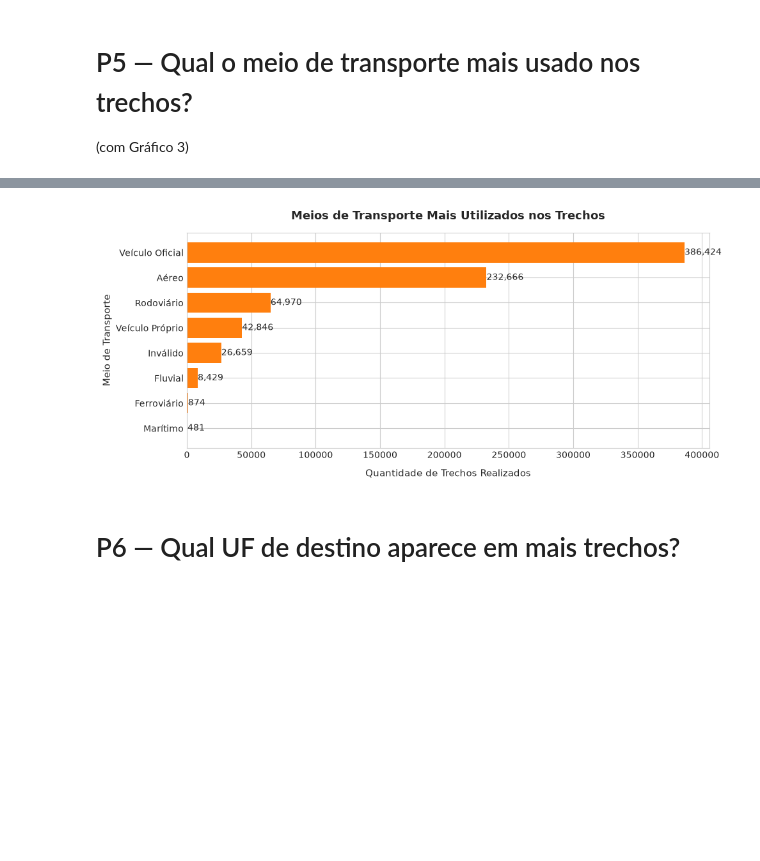
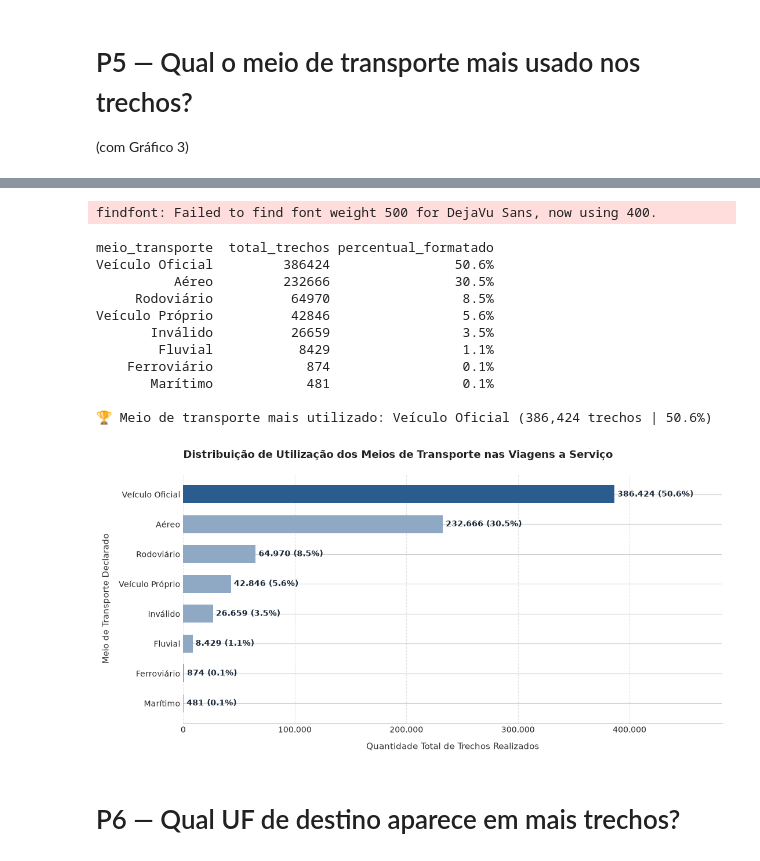
Before and after one commit to julcemarfelipe/Projeto-Avaliativo-Modulo1-Julcemar_Justino_Felipe, a Jupyter notebook: 3_analise.ipynb, the cells around one changed output, grey strips where cells are left out. Cells and saved outputs as stored; diff of their text form; code cells hidden in the pictures; blank space fills up the shorter version.

```diff
--- a/3_analise.ipynb
+++ b/3_analise.ipynb
@@ -354,6 +354,9 @@ Serviço correlato: seguro            4894             R$ 447,51       R$ 2.190.
 # P5 — Qual o meio de transporte mais usado nos trechos?
 (com Gráfico 3)
 # %%
+import numpy as np
+import matplotlib.ticker as ticker
+
 print("=" * 70)
 print("P5: QUAL O MEIO DE TRANSPORTE MAIS USADO NOS TRECHOS?")
 print("=" * 70 + "\n")
@@ -371,19 +374,61 @@ ORDER BY total_trechos DESC;
 df_p5 = consultar(sql_p5)
 
 if df_p5 is not None and not df_p5.empty:
-    print(df_p5.to_string(index=False))
+    # 1. Cálculos de proporção e exibição em texto
+    total_geral = df_p5['total_trechos'].sum()
+    df_p5['percentual'] = (df_p5['total_trechos'] / total_geral) * 100
+    df_p5['percentual_formatado'] = df_p5['percentual'].apply(lambda x: f"{x:.1f}%")
 
-    # Gráfico 3: Distribuição por meio de transporte
-    plt.figure(figsize=(10, 4.5))
-    barras = plt.barh(df_p5['meio_transporte'][::-1], df_p5['total_trechos'][::-1], color='#ff7f0e')
-    plt.title('Meios de Transporte Mais Utilizados nos Trechos', fontsize=13, fontweight='bold', pad=15)
-    plt.xlabel('Quantidade de Trechos Realizados', fontsize=11, labelpad=10)
-    plt.ylabel('Meio de Transporte', fontsize=11)
+    print(df_p5[['meio_transporte', 'total_trechos', 'percentual_formatado']].to_string(index=False))
+    print(f"\n🏆 Meio de transporte mais utilizado: {df_p5.iloc[0]['meio_transporte']} "
+          f"({df_p5.iloc[0]['total_trechos']:,} trechos | {df_p5.iloc[0]['percentual_formatado']})\n")
 
+    # 2. Ordenação crescente para exibição de cima para baixo no gráfico horizontal
+    df_plot = df_p5.sort_values(by='total_trechos', ascending=True).reset_index(drop=True)
+
+    # 3. Construção do gráfico estilizado
+    fig, ax = plt.subplots(figsize=(11, 5.5))
+
+    # Paleta de cores com ênfase visual (destaque para a categoria líder)
+    cores = ['#2b5c8f' if i == len(df_plot) - 1 else '#8fa9c4' for i in range(len(df_plot))]
+    barras = ax.barh(df_plot['meio_transporte'], df_plot['total_trechos'], color=cores, height=0.6, zorder=3)
+
+    # Títulos e rótulos descritivos
+    ax.set_title('Distribuição de Utilização dos Meios de Transporte nas Viagens a Serviço',
+                 fontsize=13, fontweight='bold', pad=20, loc='left', color='#222222')
+    ax.set_xlabel('Quantidade Total de Trechos Realizados', fontsize=11, fontweight='500', labelpad=10, color='#333333')
+    ax.set_ylabel('Meio de Transporte Declarado', fontsize=11, fontweight='500', labelpad=10, color='#333333')
+
+    # Grid sutil no eixo X para auxiliar na leitura visual
+    ax.grid(axis='x', linestyle='--', alpha=0.5, zorder=0)
+    ax.set_axisbelow(True)
+
+    # Formatação do eixo X com separador de milhar
+    ax.xaxis.set_major_formatter(ticker.FuncFormatter(lambda x, p: f'{int(x):,}'.replace(',', '.')))
+
+    # Ajuste de limite do eixo X para acomodar os rótulos internos sem corte
+    limite_x = df_plot['total_trechos'].max() * 1.25
+    ax.set_xlim(0, limite_x)
+
+    # Inserção de rótulos detalhados ao final de cada barra (Volume + %)
     for barra in barras:
         largura = barra.get_width()
-        plt.text(largura + 2, barra.get_y() + barra.get_height()/2,
-                 f'{int(largura):,}', ha='left', va='center', fontsize=10)
+        pct = (largura / total_geral) * 100
+        texto_rotulo = f" {int(largura):,} ({pct:.1f}%)".replace(',', '.')
+
+        ax.text(largura,
+                barra.get_y() + barra.get_height() / 2,
+                texto_rotulo,
+                ha='left',
+                va='center',
+                fontsize=10,
+                fontweight='bold',
+                color='#1a2a3a')
+
+    # Remoção das bordas superior, direita e esquerda (limpeza visual / data-ink ratio)
+    for espinha in ['top', 'right', 'left']:
+        ax.spines[espinha].set_visible(False)
+    ax.spines['bottom'].set_color('#cccccc')
 
     plt.tight_layout()
     plt.show()
@@ -404,4 +439,16 @@ Veículo Próprio          42846
+findfont: Failed to find font weight 500 for DejaVu Sans, now using 400.
+meio_transporte  total_trechos percentual_formatado
+Veículo Oficial         386424                50.6%
+          Aéreo         232666                30.5%
+     Rodoviário          64970                 8.5%
+Veículo Próprio          42846                 5.6%
+       Inválido          26659                 3.5%
+        Fluvial           8429                 1.1%
+    Ferroviário            874                 0.1%
+       Marítimo            481                 0.1%
+
+🏆 Meio de transporte mais utilizado: Veículo Oficial (386,424 trechos | 50.6%)
-[figure, old version]
+[figure, new version]
 # %% [markdown]
 # P6 — Qual UF de destino aparece em mais trechos?
 # %%
```
Also changed, not shown: parts of 1 cell of this notebook.
